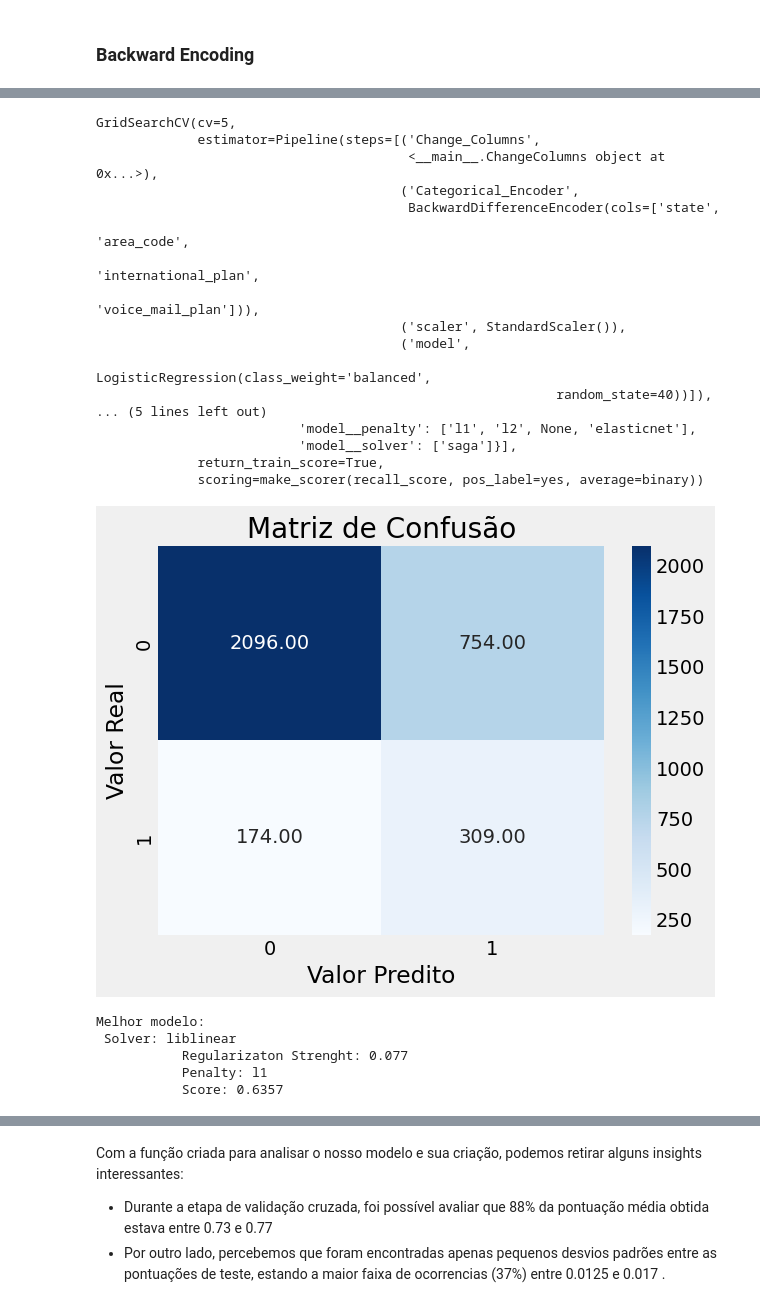
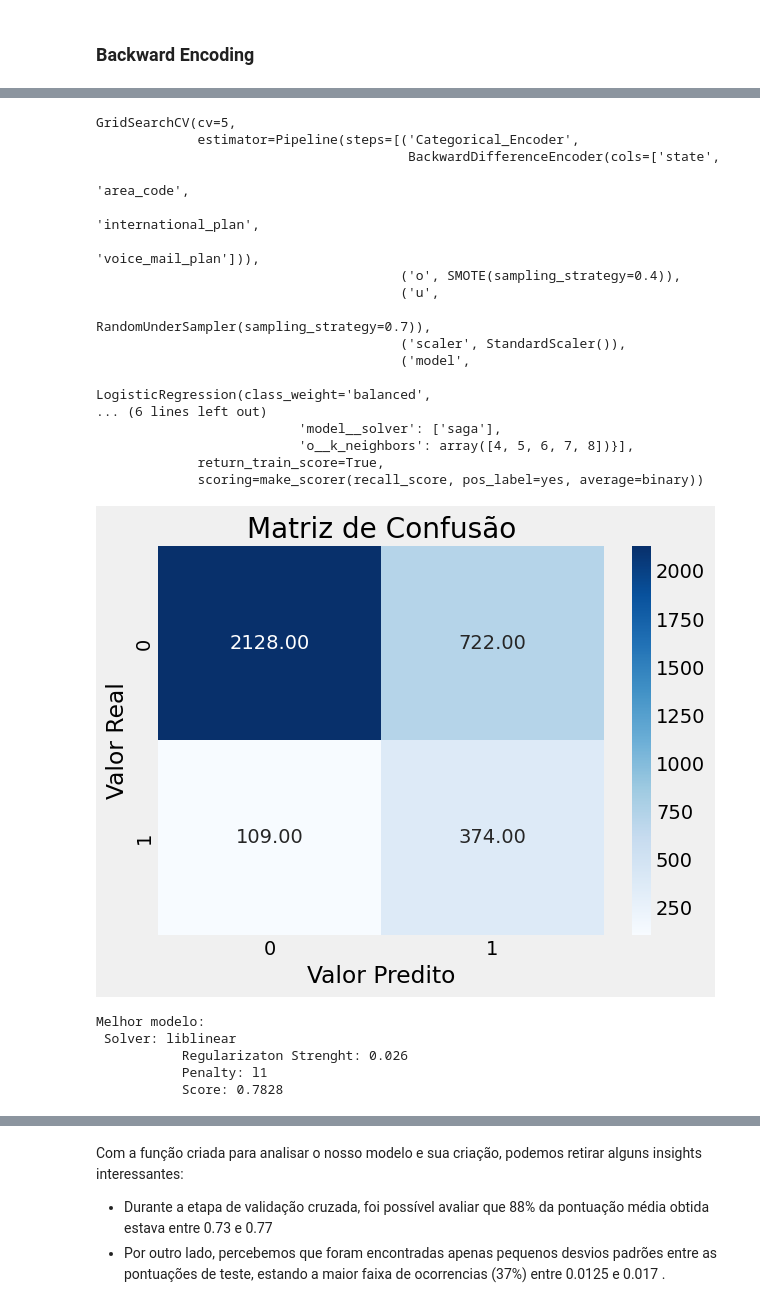
Before and after one commit to GabrielBueno21/Churn_Prediction, a Jupyter notebook: Projeto04_telecom.ipynb, the cells around one changed output, grey strips where cells are left out. Drawn from its saved outputs; the diff is of its cells as text; code cells hidden in the pictures.

```diff
--- a/Projeto04_telecom.ipynb
+++ b/Projeto04_telecom.ipynb
@@ -1147,33 +1036,33 @@ X
 # %%
 model_v0 = train_models_lgr(X, y, LogisticRegression( random_state = 40,
                                                      class_weight = 'balanced'),
              ce.backward_difference.BackwardDifferenceEncoder(cols = ['state', 'area_code',
-                         'international_plan', 'voice_mail_plan']), 'Yes')
+                         'international_plan', 'voice_mail_plan']))
 model_v0
 # %% [output]
 GridSearchCV(cv=5,
-             estimator=Pipeline(steps=[('Change_Columns',
-                                        <__main__.ChangeColumns object at 0x...>),
-                                       ('Categorical_Encoder',
+             estimator=Pipeline(steps=[('Categorical_Encoder',
                                         BackwardDifferenceEncoder(cols=['state',
                                                                         'area_code',
                                                                         'international_plan',
                                                                         'voice_mail_plan'])),
+                                       ('o', SMOTE(sampling_strategy=0.4)),
+                                       ('u',
+                                        RandomUnderSampler(sampling_strategy=0.7)),
                                        ('scaler', StandardScaler()),
                                        ('model',
                                         LogisticRegression(class_weight='balanced',
-                                                           random_state=40))]),
-... (5 lines left out)
-                          'model__penalty': ['l1', 'l2', None, 'elasticnet'],
-                          'model__solver': ['saga']}],
+... (6 lines left out)
+                          'model__solver': ['saga'],
+                          'o__k_neighbors': array([4, 5, 6, 7, 8])}],
              return_train_score=True,
              scoring=make_scorer(recall_score, pos_label=yes, average=binary))
-[figure, old version]
+[figure, new version]
 # %%
-analyze_model(model_v0)
+analyze_model_lgr(model_v0)
 # %% [output]
 Melhor modelo:
  Solver: liblinear
-           Regularizaton Strenght: 0.077
+           Regularizaton Strenght: 0.026
            Penalty: l1
-           Score: 0.6357
+           Score: 0.7828
```
Also changed, not shown: parts of 81 cells of this notebook.
